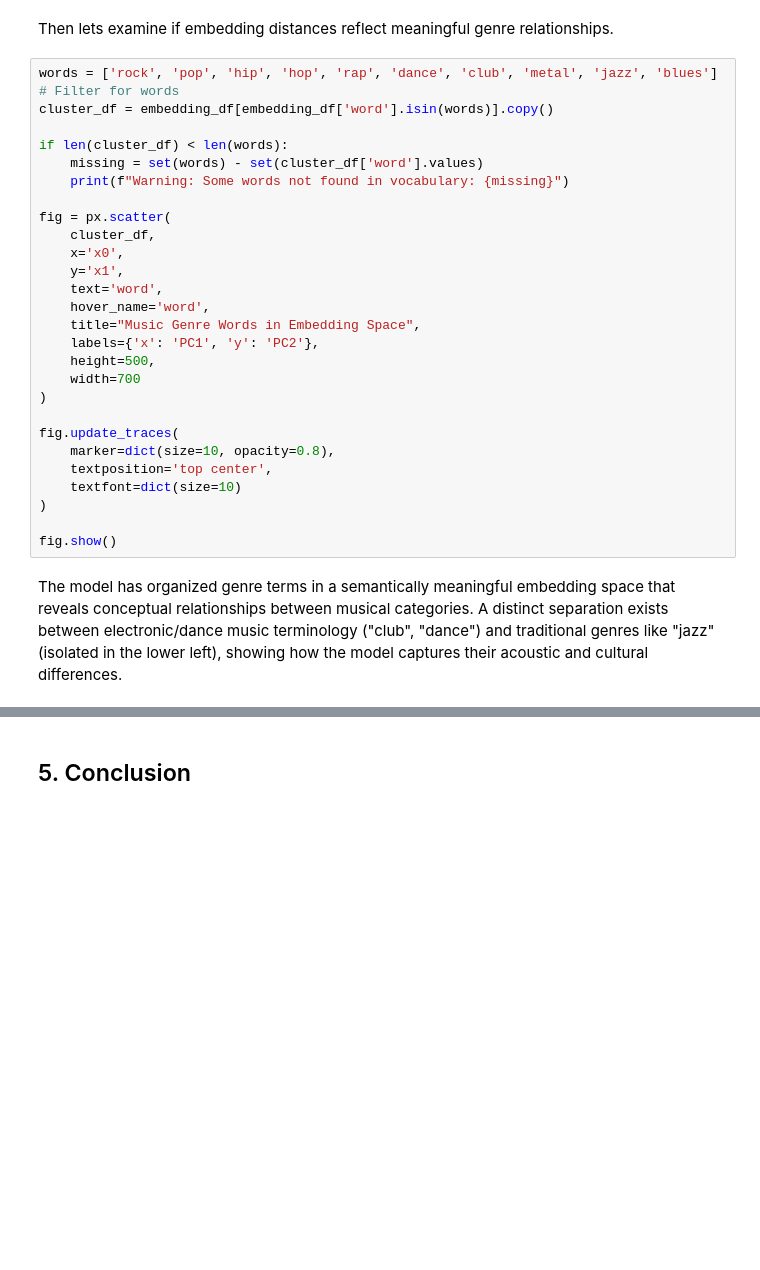
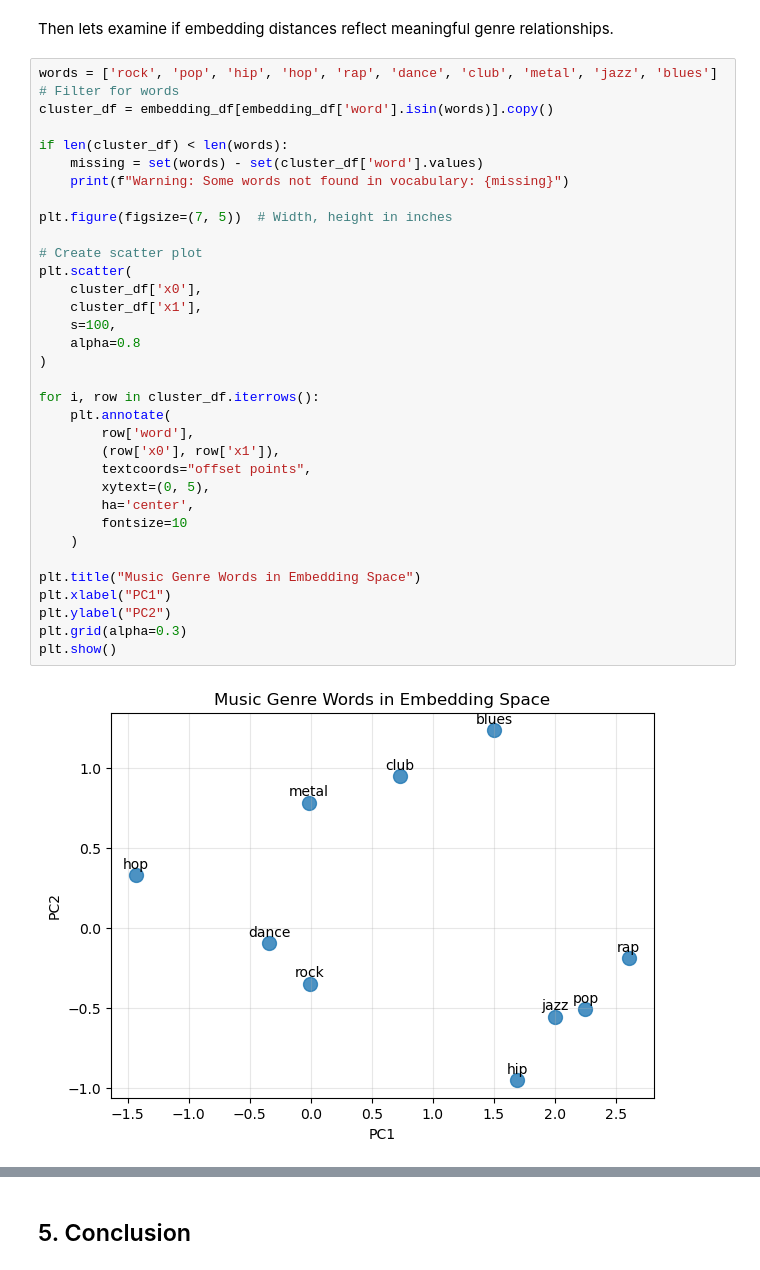
Before and after one commit to Palomarr/palomarr.github.io, a Jupyter notebook: posts/Deep_Music_Genre_Classification/Deep_Music_Genre_Classification.ipynb, the cells around one changed output, grey strips where cells are left out. Drawn from its saved outputs; the diff is of its cells as text; blank space fills up the shorter version.

```diff
--- a/posts/Deep_Music_Genre_Classification/Deep_Music_Genre_Classification.ipynb
+++ b/posts/Deep_Music_Genre_Classification/Deep_Music_Genre_Classification.ipynb
@@ -502,30 +502,36 @@ Then lets examine if embedding distances reflect meaningful genre relationships.
 # %%
 words = ['rock', 'pop', 'hip', 'hop', 'rap', 'dance', 'club', 'metal', 'jazz', 'blues']
 # Filter for words
 cluster_df = embedding_df[embedding_df['word'].isin(words)].copy()
 
 if len(cluster_df) < len(words):
     missing = set(words) - set(cluster_df['word'].values)
     print(f"Warning: Some words not found in vocabulary: {missing}")
 
-fig = px.scatter(
-    cluster_df,
-    x='x0',
-    y='x1',
-    text='word',
-    hover_name='word',
-    title="Music Genre Words in Embedding Space",
-    labels={'x': 'PC1', 'y': 'PC2'},
-    height=500,
-    width=700
+plt.figure(figsize=(7, 5))  # Width, height in inches
+
+# Create scatter plot
+plt.scatter(
+    cluster_df['x0'],
+    cluster_df['x1'],
+    s=100,
+    alpha=0.8
 )
 
-fig.update_traces(
-    marker=dict(size=10, opacity=0.8),
-    textposition='top center',
-    textfont=dict(size=10)
-)
+for i, row in cluster_df.iterrows():
+    plt.annotate(
+        row['word'],
+        (row['x0'], row['x1']),
+        textcoords="offset points",
+        xytext=(0, 5),
+        ha='center',
+        fontsize=10
+    )
 
-fig.show()
+plt.title("Music Genre Words in Embedding Space")
+plt.xlabel("PC1")
+plt.ylabel("PC2")
+plt.grid(alpha=0.3)
+plt.show()
+# %% [output]
+[figure, added]
-# %% [markdown]
-The model has organized genre terms in a semantically meaningful embedding space that reveals conceptual relationships between musical categories. A distinct separation exists between electronic/dance music terminology ("club", "dance") and traditional genres like "jazz" (isolated in the lower left), showing how the model captures their acoustic and cultural differences.
```
Also changed, not shown: parts of 10 cells of this notebook, 9 other files.
